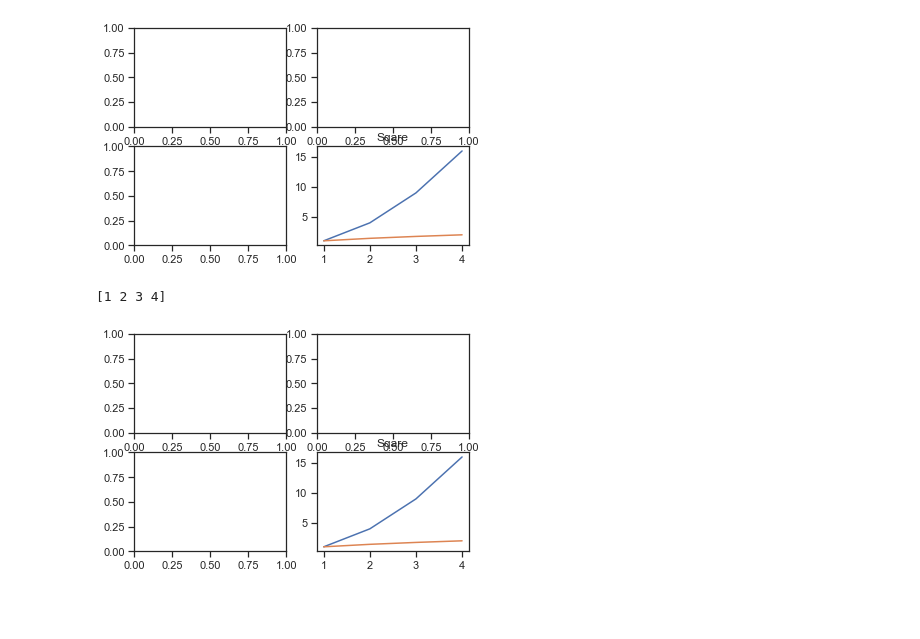
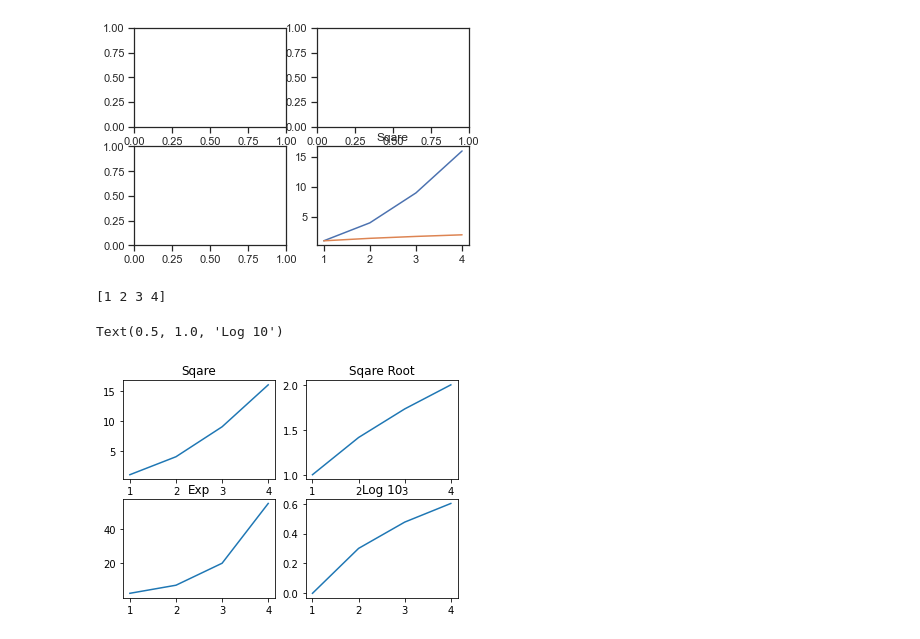
Before and after one commit to imtiaz70/matplotlib, a Jupyter notebook: matplotlibPractice.ipynb, the cells around one changed output. Cells and saved outputs as stored; diff of their text form; code cells hidden in the pictures; blank space fills up the shorter version.

Commit message:
4 charts

```diff
--- a/matplotlibPractice.ipynb
+++ b/matplotlibPractice.ipynb
@@ -44,12 +44,25 @@ a[0][1] = plt.title
 [1 2 3 4]
 [figure]
 # %%
+import numpy as np
+import matplotlib.pyplot as plt
 # plt.subplot(nrows,ncols)
 fig,a = plt.subplots(2,2)
 x = np.arange(1,5)
 print(x)
-a[0,0] = plt.plot(x,x*x)
-# a[0][0] = plt.title("Sqare")
+
+a[0][0].plot(x,x*x)
+a[0][0].set_title("Sqare")
+
+a[0][1].plot(x, np.sqrt(x))
+a[0][1].set_title("Sqare Root")
+
+a[1][0].plot(x,np.exp(x))
+a[1][0].set_title("Exp")
+
+a[1][1].plot(x,np.log10(x))
+a[1][1].set_title("Log 10")
 # %% [output]
 [1 2 3 4]
+Text(0.5, 1.0, 'Log 10')
-[figure, old version]
+[figure, new version]
```
